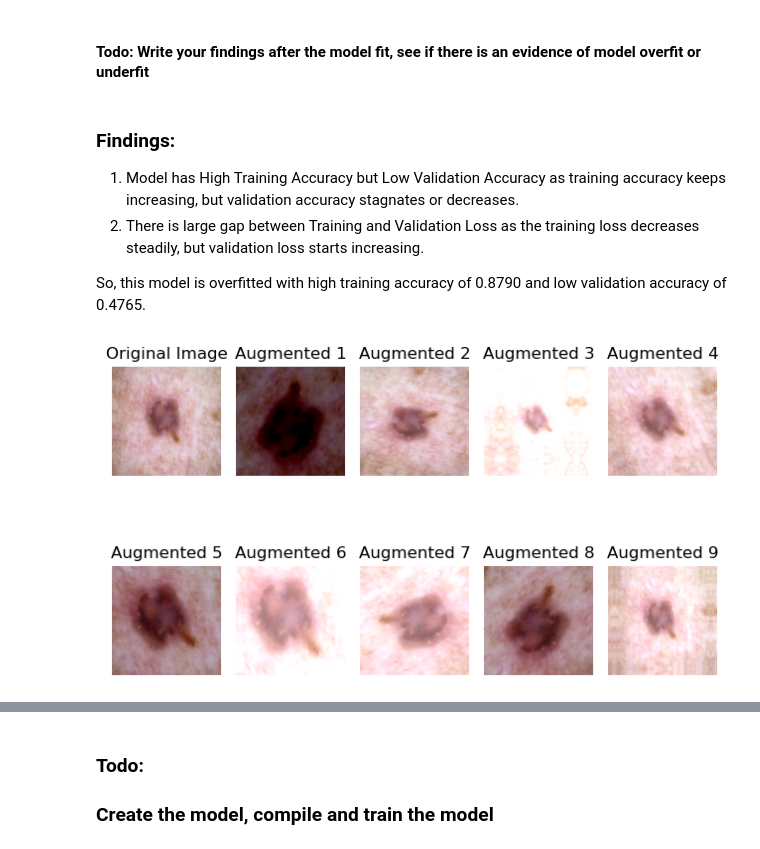
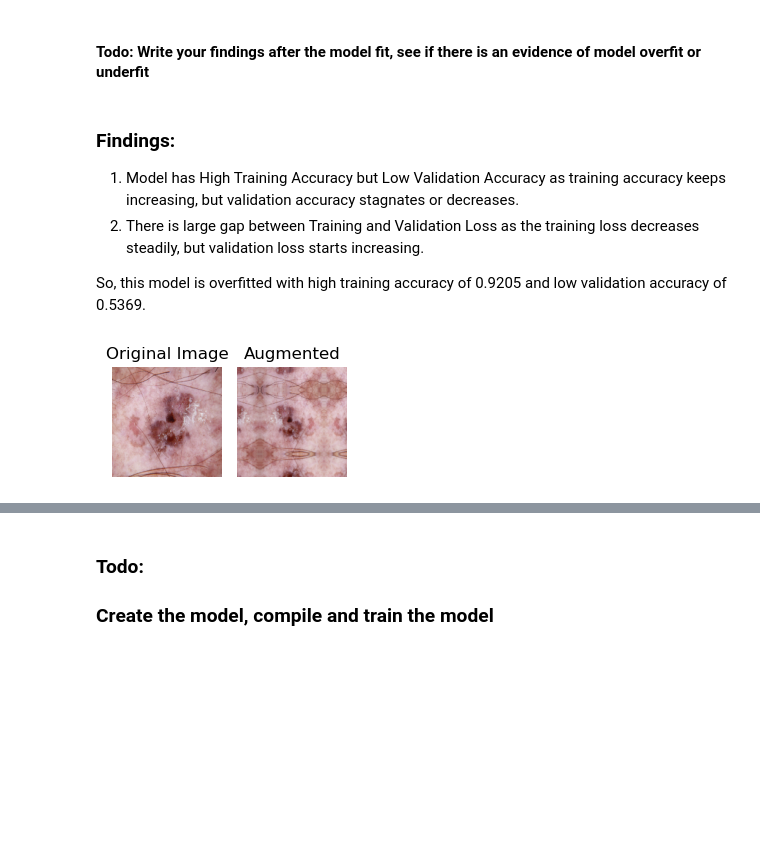
Before and after one commit to sandyaggarwal/MelanomaCaseStudy, a Jupyter notebook: Sandeep_Aggarwal_nn.ipynb, the cells around one changed output, grey strips where cells are left out. Drawn from its saved outputs; the diff is of its cells as text; code cells hidden in the pictures; blank space fills up the shorter version.

Commit message:
update model

```diff
--- a/Sandeep_Aggarwal_nn.ipynb
+++ b/Sandeep_Aggarwal_nn.ipynb
@@ -110,7 +111,7 @@ plt.figure(figsize=(10,10))
 for i in range(9):
   plt.subplot(3,3,i+1)
   image = plt.imread(
-      str(list(data_dir_train.glob(f'{class_names[i]}/*.jpg'))[0]))
+      str(list(data_dir_train.glob(f'{class_names[i]}/*.jpg'))[random.randint(1, 50)]))
   plt.title(class_names[i])
   plt.imshow(image)
   plt.axis('off')
@@ -240,7 +241,7 @@ plt.show()
 1. Model has High Training Accuracy but Low Validation Accuracy as training accuracy keeps increasing, but validation accuracy stagnates or decreases.
 2. There is large gap between Training and Validation Loss as the training loss decreases steadily, but validation loss starts increasing.
 
- So, this model is overfitted with high training accuracy of 0.8790 and low validation accuracy of 0.4765.
+ So, this model is overfitted with high training accuracy of 0.9205 and low validation accuracy of 0.5369.
 # %%
 # Todo, after you have analysed the model fit history for presence of underfit or overfit, choose an appropriate data augumentation strategy.
 # Your code goes here
@@ -248,27 +249,26 @@ plt.show()
 # from tensorflow.keras.layers import RandomFlip, RandomRotation, RandomZoom, RandomWidth, RandomHeight, RandomBrightness
 
 data_augmentation = tf.keras.Sequential([
+    tf.keras.layers.RandomRotation(0.7),
     tf.keras.layers.RandomFlip("horizontal"),
-    tf.keras.layers.RandomRotation(0.5),
-    tf.keras.layers.RandomZoom(0.5),
-    tf.keras.layers.RandomBrightness(factor=(-0.5, 0.5))
+    tf.keras.layers.RandomZoom(0.9)
 ])
 # %%
 # Todo, visualize how your augmentation strategy works for one instance of training image.
 # Your code goes here
 
 for image, _ in train_ds.take(1):
     plt.subplot(2, 5, 1)
     plt.title("Original Image")
     plt.imshow(image[0].numpy().astype("uint8"))
     plt.axis("off")
-    for i in range(1, 10):
-        augmented_image = data_augmentation(image)
-        plt.subplot(2, 5, i + 1)
-        plt.title(f"Augmented {i}")
-        plt.imshow(augmented_image[0].numpy().astype("uint8"))
-        plt.axis("off")
+    #for i in range(1, 10):
+    augmented_image = data_augmentation(image)
+    plt.subplot(2, 5, 2)
+    plt.title("Augmented")
+    plt.imshow(augmented_image[0].numpy().astype("uint8"))
+    plt.axis("off")
     plt.tight_layout()
     plt.show()
 # %% [output]
-[figure, old version]
+[figure, new version]
```
Also changed, not shown: parts of 27 cells of this notebook.
